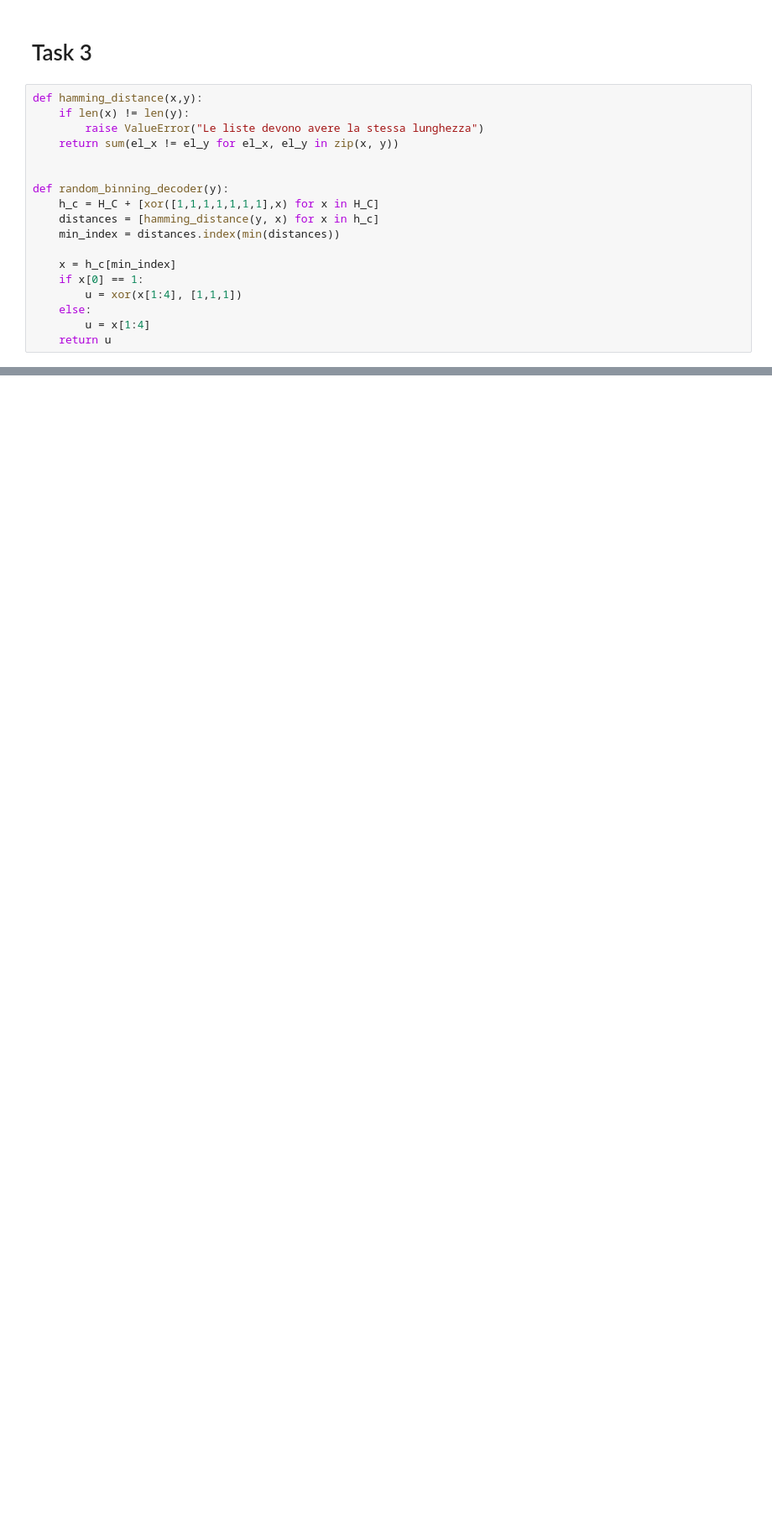
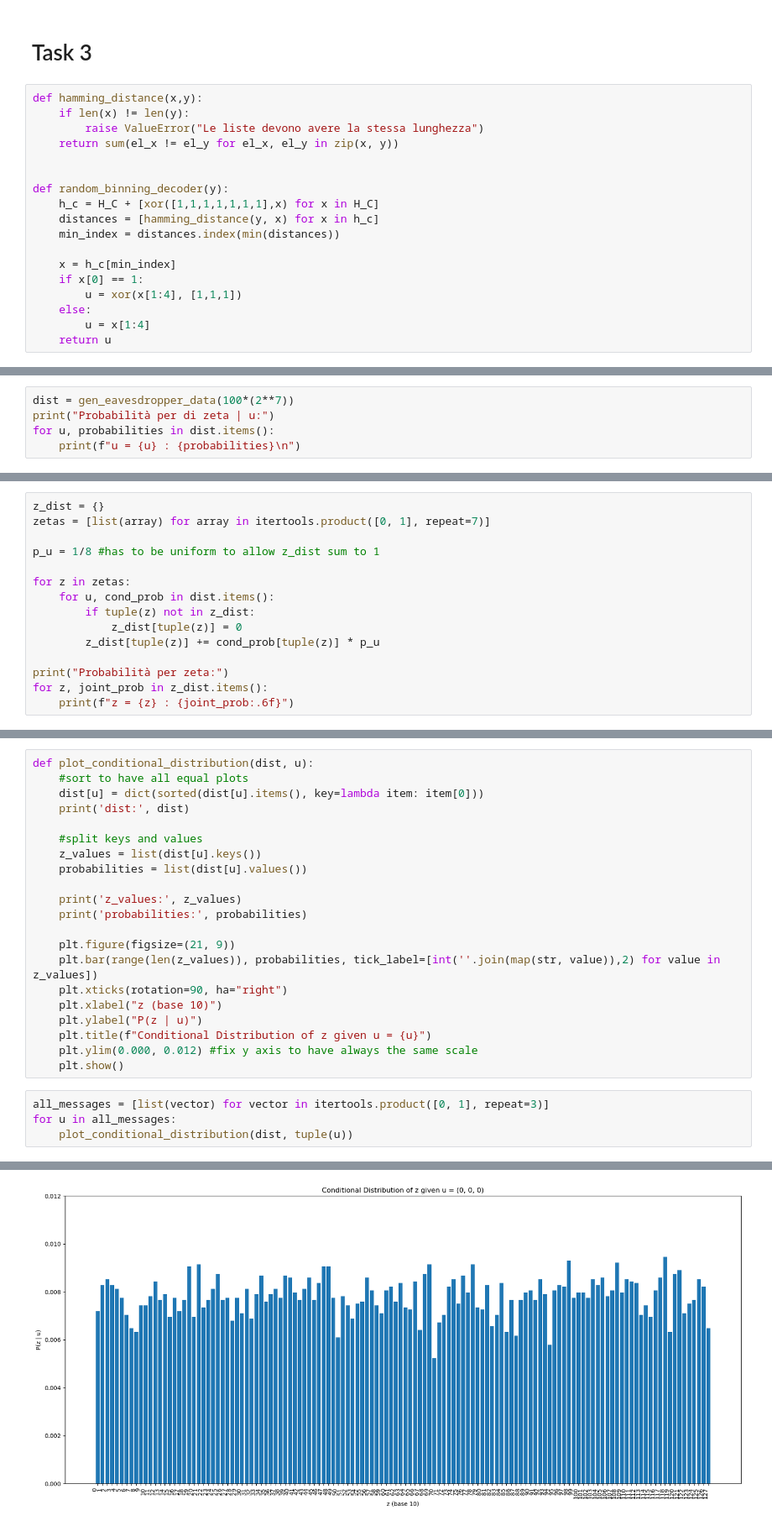
Before and after one commit to Massimo-Vettorello/Lab2I-S, a Jupyter notebook: sudormrf.ipynb, the cells around one changed output, grey strips where cells are left out. Shown at 84% size. Cells and saved outputs as stored; diff of their text form; blank space fills up the shorter version.

```diff
--- a/sudormrf.ipynb
+++ b/sudormrf.ipynb
@@ -270,0 +298,5 @@ Decodifica: [1, 1, 1]
+# %%
+dist = gen_eavesdropper_data(100*(2**7))
+print("Probabilità per di zeta | u:")
+for u, probabilities in dist.items():
+    print(f"u = {u} : {probabilities}\n")
@@ -270,0 +320,15 @@ Decodifica: [1, 1, 1]
+# %%
+z_dist = {}
+zetas = [list(array) for array in itertools.product([0, 1], repeat=7)]
+
+p_u = 1/8 #has to be uniform to allow z_dist sum to 1
+
+for z in zetas:
+    for u, cond_prob in dist.items():
+        if tuple(z) not in z_dist:
+            z_dist[tuple(z)] = 0
+        z_dist[tuple(z)] += cond_prob[tuple(z)] * p_u
+
+print("Probabilità per zeta:")
+for z, joint_prob in z_dist.items():
+    print(f"z = {z} : {joint_prob:.6f}")
@@ -270,0 +360,26 @@ Decodifica: [1, 1, 1]
+# %%
+def plot_conditional_distribution(dist, u):
+    #sort to have all equal plots
+    dist[u] = dict(sorted(dist[u].items(), key=lambda item: item[0]))
+    print('dist:', dist)
+
+    #split keys and values
+    z_values = list(dist[u].keys())
+    probabilities = list(dist[u].values())
+
+    print('z_values:', z_values)
+    print('probabilities:', probabilities)
+
+    plt.figure(figsize=(21, 9))
+    plt.bar(range(len(z_values)), probabilities, tick_label=[int(''.join(map(str, value)),2) for value in z_values])
+    plt.xticks(rotation=90, ha="right")
+    plt.xlabel("z (base 10)")
+    plt.ylabel("P(z | u)")
+    plt.title(f"Conditional Distribution of z given u = {u}")
+    plt.ylim(0.000, 0.012) #fix y axis to have always the same scale
+    plt.show()
+# %%
+all_messages = [list(vector) for vector in itertools.product([0, 1], repeat=3)]
+for u in all_messages:
+    plot_conditional_distribution(dist, tuple(u))
+# %% [output]
@@ -270,0 +389 @@ Decodifica: [1, 1, 1]
+[figure, added]
```
Also changed, not shown: parts of 15 cells of this notebook.
